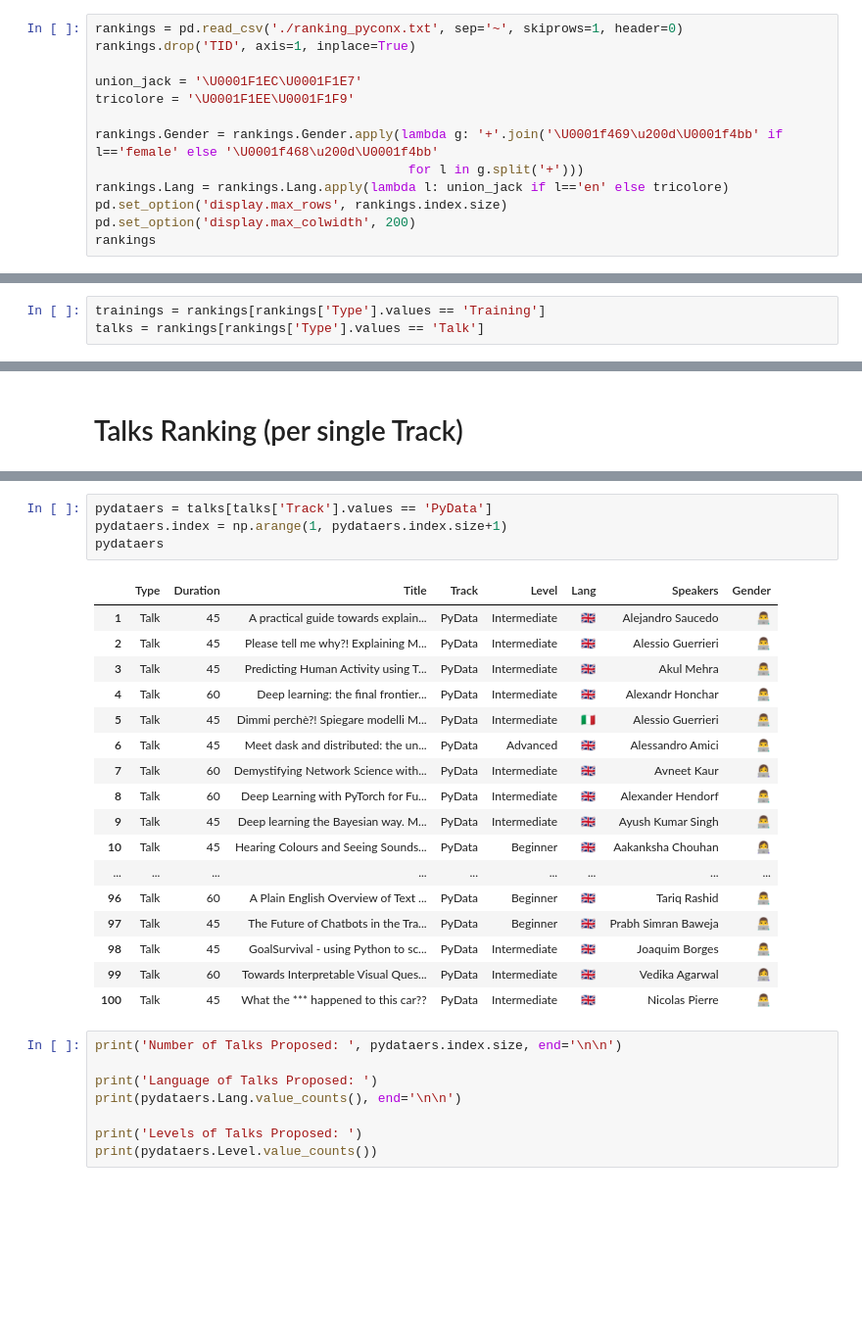
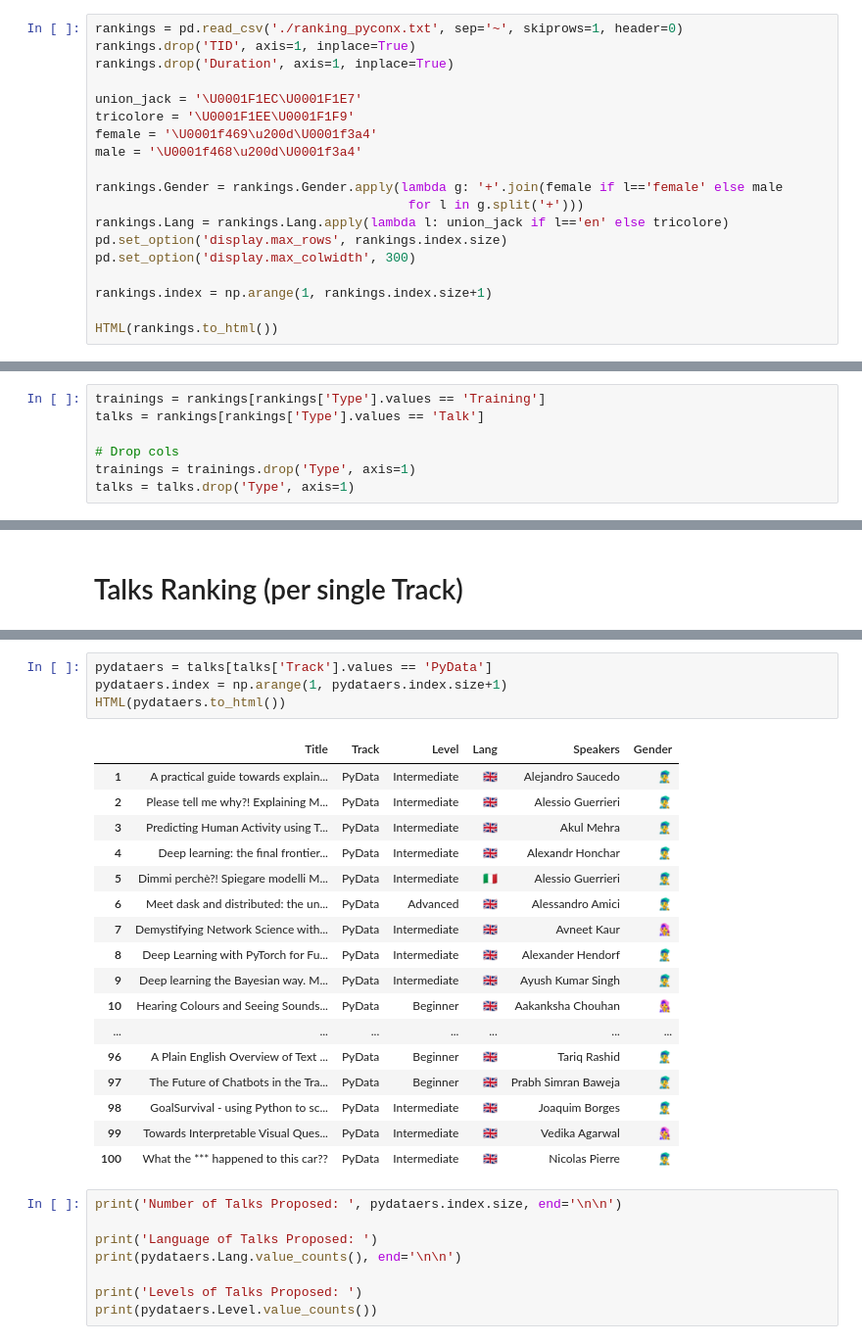
Before and after one commit to leriomaggio/pyconit-community-voting, a Jupyter notebook: Conference Talks Rankings.ipynb, the cells around one changed output, grey strips where cells are left out. Shown: that part at 98% size. Saved outputs shown, nothing was run; the diff lists cells and outputs as text; blank space fills up the shorter version.

```diff
--- a/Conference Talks Rankings.ipynb
+++ b/Conference Talks Rankings.ipynb
@@ -13,14 +14,20 @@ import numpy as np
 # %%
 rankings = pd.read_csv('./ranking_pyconx.txt', sep='~', skiprows=1, header=0)
 rankings.drop('TID', axis=1, inplace=True)
+rankings.drop('Duration', axis=1, inplace=True)
 
 union_jack = '\U0001F1EC\U0001F1E7'
 tricolore = '\U0001F1EE\U0001F1F9'
+female = '\U0001f469\u200d\U0001f3a4'
+male = '\U0001f468\u200d\U0001f3a4'
 
-rankings.Gender = rankings.Gender.apply(lambda g: '+'.join('\U0001f469\u200d\U0001f4bb' if l=='female' else '\U0001f468\u200d\U0001f4bb'
+rankings.Gender = rankings.Gender.apply(lambda g: '+'.join(female if l=='female' else male
                                          for l in g.split('+')))
 rankings.Lang = rankings.Lang.apply(lambda l: union_jack if l=='en' else tricolore)
 pd.set_option('display.max_rows', rankings.index.size)
-pd.set_option('display.max_colwidth', 200)
-rankings
+pd.set_option('display.max_colwidth', 300)
+
+rankings.index = np.arange(1, rankings.index.size+1)
+
+HTML(rankings.to_html())
 # %% [output]
@@ -44,6 +51,10 @@ rankings
 # %%
 trainings = rankings[rankings['Type'].values == 'Training']
 talks = rankings[rankings['Type'].values == 'Talk']
+
+# Drop cols
+trainings = trainings.drop('Type', axis=1)
+talks = talks.drop('Type', axis=1)
 # %% [markdown]
 <a name="stats"></a>
 # Stats
@@ -127,25 +139,25 @@ trainings
 # %%
 pydataers = talks[talks['Track'].values == 'PyData']
 pydataers.index = np.arange(1, pydataers.index.size+1)
-pydataers
+HTML(pydataers.to_html())
 # %% [output]
-|  | Type | Duration | Title | Track | Level | Lang | Speakers | Gender |
-| 1 | Talk | 45 | A practical guide towards explain... | PyData | Intermediate | 🇬🇧 | Alejandro Saucedo | 👨‍💻 |
-| 2 | Talk | 45 | Please tell me why?! Explaining M... | PyData | Intermediate | 🇬🇧 | Alessio Guerrieri | 👨‍💻 |
-| 3 | Talk | 45 | Predicting Human Activity using T... | PyData | Intermediate | 🇬🇧 | Akul Mehra | 👨‍💻 |
-| 4 | Talk | 60 | Deep learning: the final frontier... | PyData | Intermediate | 🇬🇧 | Alexandr Honchar | 👨‍💻 |
-| 5 | Talk | 45 | Dimmi perchè?! Spiegare modelli M... | PyData | Intermediate | 🇮🇹 | Alessio Guerrieri | 👨‍💻 |
-| 6 | Talk | 45 | Meet dask and distributed: the un... | PyData | Advanced | 🇬🇧 | Alessandro Amici | 👨‍💻 |
-| 7 | Talk | 60 | Demystifying Network Science with... | PyData | Intermediate | 🇬🇧 | Avneet Kaur | 👩‍💻 |
-| 8 | Talk | 60 | Deep Learning with PyTorch for Fu... | PyData | Intermediate | 🇬🇧 | Alexander Hendorf | 👨‍💻 |
-| 9 | Talk | 45 | Deep learning the Bayesian way. M... | PyData | Intermediate | 🇬🇧 | Ayush Kumar Singh | 👨‍💻 |
-| 10 | Talk | 45 | Hearing Colours and Seeing Sounds... | PyData | Beginner | 🇬🇧 | Aakanksha Chouhan | 👩‍💻 |
-| ... | ... | ... | ... | ... | ... | ... | ... | ... |
-| 96 | Talk | 60 | A Plain English Overview of Text ... | PyData | Beginner | 🇬🇧 | Tariq Rashid | 👨‍💻 |
-| 97 | Talk | 45 | The Future of Chatbots in the Tra... | PyData | Beginner | 🇬🇧 | Prabh Simran Baweja | 👨‍💻 |
-| 98 | Talk | 45 | GoalSurvival - using Python to sc... | PyData | Intermediate | 🇬🇧 | Joaquim Borges | 👨‍💻 |
-| 99 | Talk | 60 | Towards Interpretable Visual Ques... | PyData | Intermediate | 🇬🇧 | Vedika Agarwal | 👩‍💻 |
-| 100 | Talk | 45 | What the *** happened to this car?? | PyData | Intermediate | 🇬🇧 | Nicolas Pierre | 👨‍💻 |
+|  | Title | Track | Level | Lang | Speakers | Gender |
+| 1 | A practical guide towards explain... | PyData | Intermediate | 🇬🇧 | Alejandro Saucedo | 👨‍🎤 |
+| 2 | Please tell me why?! Explaining M... | PyData | Intermediate | 🇬🇧 | Alessio Guerrieri | 👨‍🎤 |
+| 3 | Predicting Human Activity using T... | PyData | Intermediate | 🇬🇧 | Akul Mehra | 👨‍🎤 |
+| 4 | Deep learning: the final frontier... | PyData | Intermediate | 🇬🇧 | Alexandr Honchar | 👨‍🎤 |
+| 5 | Dimmi perchè?! Spiegare modelli M... | PyData | Intermediate | 🇮🇹 | Alessio Guerrieri | 👨‍🎤 |
+| 6 | Meet dask and distributed: the un... | PyData | Advanced | 🇬🇧 | Alessandro Amici | 👨‍🎤 |
+| 7 | Demystifying Network Science with... | PyData | Intermediate | 🇬🇧 | Avneet Kaur | 👩‍🎤 |
+| 8 | Deep Learning with PyTorch for Fu... | PyData | Intermediate | 🇬🇧 | Alexander Hendorf | 👨‍🎤 |
+| 9 | Deep learning the Bayesian way. M... | PyData | Intermediate | 🇬🇧 | Ayush Kumar Singh | 👨‍🎤 |
+| 10 | Hearing Colours and Seeing Sounds... | PyData | Beginner | 🇬🇧 | Aakanksha Chouhan | 👩‍🎤 |
+| ... | ... | ... | ... | ... | ... | ... |
+| 96 | A Plain English Overview of Text ... | PyData | Beginner | 🇬🇧 | Tariq Rashid | 👨‍🎤 |
+| 97 | The Future of Chatbots in the Tra... | PyData | Beginner | 🇬🇧 | Prabh Simran Baweja | 👨‍🎤 |
+| 98 | GoalSurvival - using Python to sc... | PyData | Intermediate | 🇬🇧 | Joaquim Borges | 👨‍🎤 |
+| 99 | Towards Interpretable Visual Ques... | PyData | Intermediate | 🇬🇧 | Vedika Agarwal | 👩‍🎤 |
+| 100 | What the *** happened to this car?? | PyData | Intermediate | 🇬🇧 | Nicolas Pierre | 👨‍🎤 |
 # %%
 print('Number of Talks Proposed: ', pydataers.index.size, end='\n\n')
 
```
Also changed, not shown: parts of 10 cells of this notebook, 1 other file.
